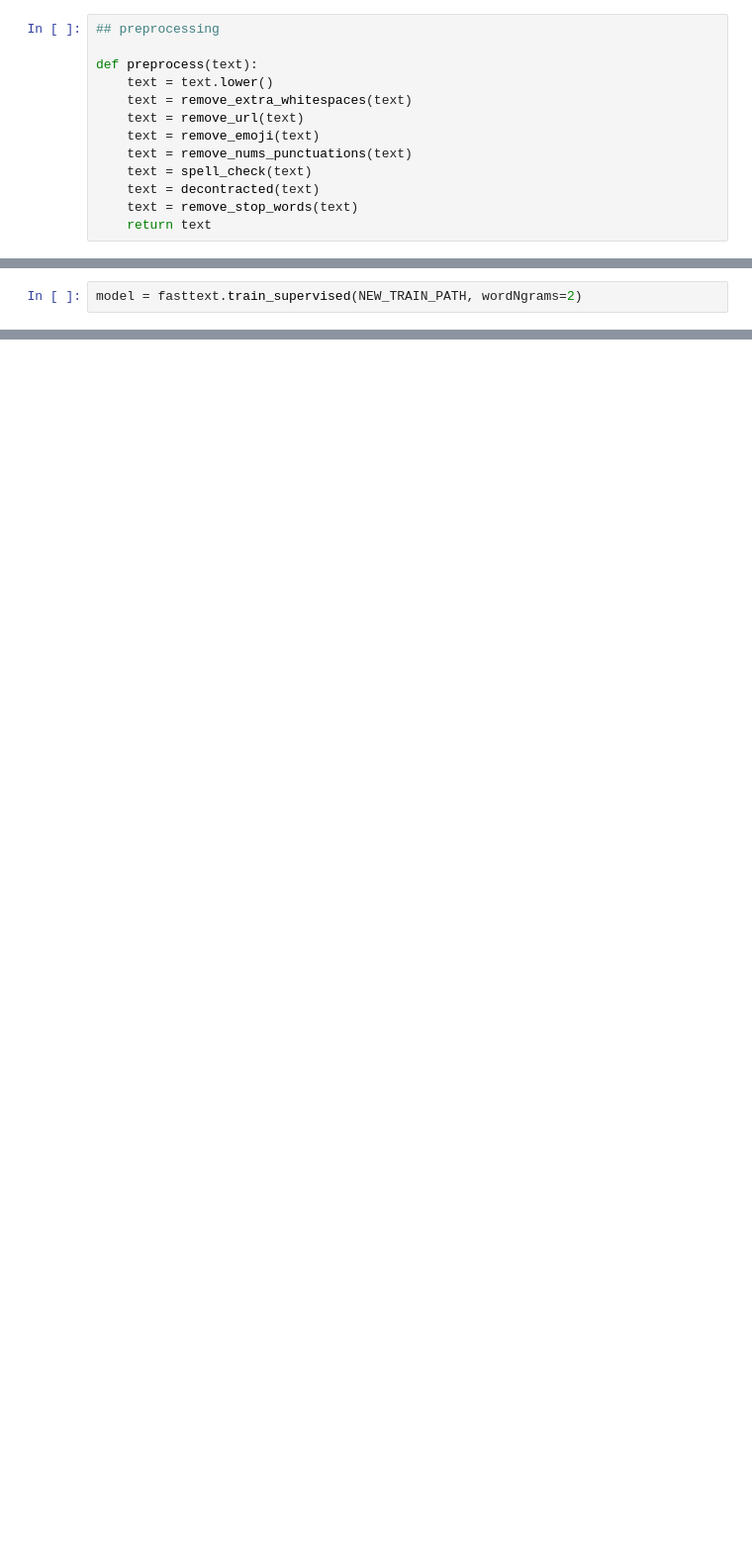
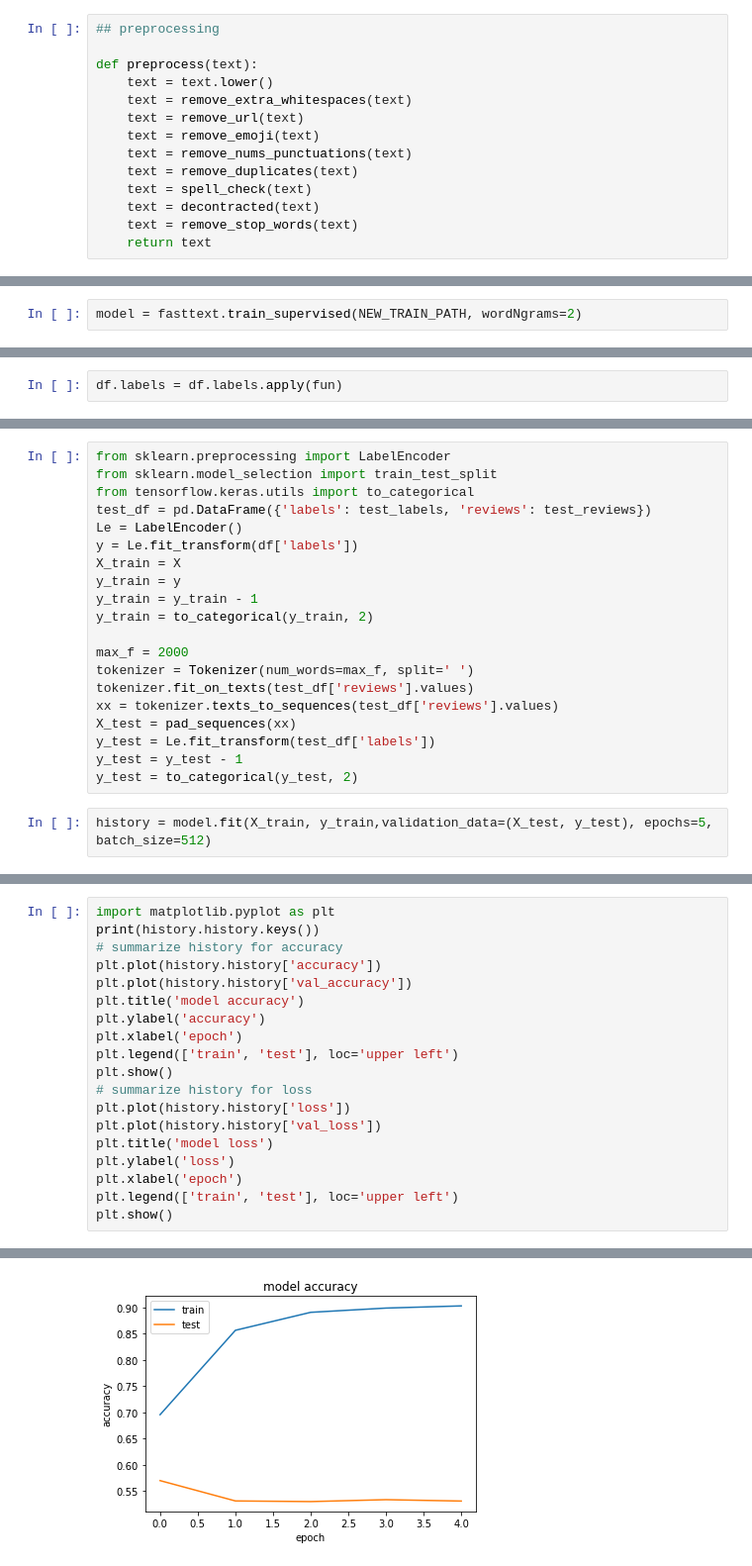
Before and after one commit to Mordyyy/AmazonReviews, a Jupyter notebook: amazon_reviews_SA.ipynb, the cells around one changed output, grey strips where cells are left out. Shown: that part at 99% size. Saved outputs shown, nothing was run; the diff lists cells and outputs as text; blank space fills up the shorter version.

Commit message:
lstm + some reviews

```diff
--- a/amazon_reviews_SA.ipynb
+++ b/amazon_reviews_SA.ipynb
@@ -101,6 +120,7 @@ def preprocess(text):
     text = remove_url(text)
     text = remove_emoji(text)
     text = remove_nums_punctuations(text)
+    text = remove_duplicates(text)
     text = spell_check(text)
     text = decontracted(text)
     text = remove_stop_words(text)
@@ -164,0 +260,2 @@ def get_prediction(tp):
+# %%
+df.labels = df.labels.apply(fun)
@@ -164,0 +302,22 @@ def get_prediction(tp):
+# %%
+from sklearn.preprocessing import LabelEncoder
+from sklearn.model_selection import train_test_split
+from tensorflow.keras.utils import to_categorical
+test_df = pd.DataFrame({'labels': test_labels, 'reviews': test_reviews})
+Le = LabelEncoder()
+y = Le.fit_transform(df['labels'])
+X_train = X
+y_train = y
+y_train = y_train - 1
+y_train = to_categorical(y_train, 2)
+
+max_f = 2000
+tokenizer = Tokenizer(num_words=max_f, split=' ')
+tokenizer.fit_on_texts(test_df['reviews'].values)
+xx = tokenizer.texts_to_sequences(test_df['reviews'].values)
+X_test = pad_sequences(xx)
+y_test = Le.fit_transform(test_df['labels'])
+y_test = y_test - 1
+y_test = to_categorical(y_test, 2)
+# %%
+history = model.fit(X_train, y_train,validation_data=(X_test, y_test), epochs=5, batch_size=512)
@@ -164,0 +335,20 @@ def get_prediction(tp):
+# %%
+import matplotlib.pyplot as plt
+print(history.history.keys())
+# summarize history for accuracy
+plt.plot(history.history['accuracy'])
+plt.plot(history.history['val_accuracy'])
+plt.title('model accuracy')
+plt.ylabel('accuracy')
+plt.xlabel('epoch')
+plt.legend(['train', 'test'], loc='upper left')
+plt.show()
+# summarize history for loss
+plt.plot(history.history['loss'])
+plt.plot(history.history['val_loss'])
+plt.title('model loss')
+plt.ylabel('loss')
+plt.xlabel('epoch')
+plt.legend(['train', 'test'], loc='upper left')
+plt.show()
+# %% [output]
@@ -164,0 +356 @@ def get_prediction(tp):
+[figure, added]
```
Also changed, not shown: parts of 21 cells of this notebook.
